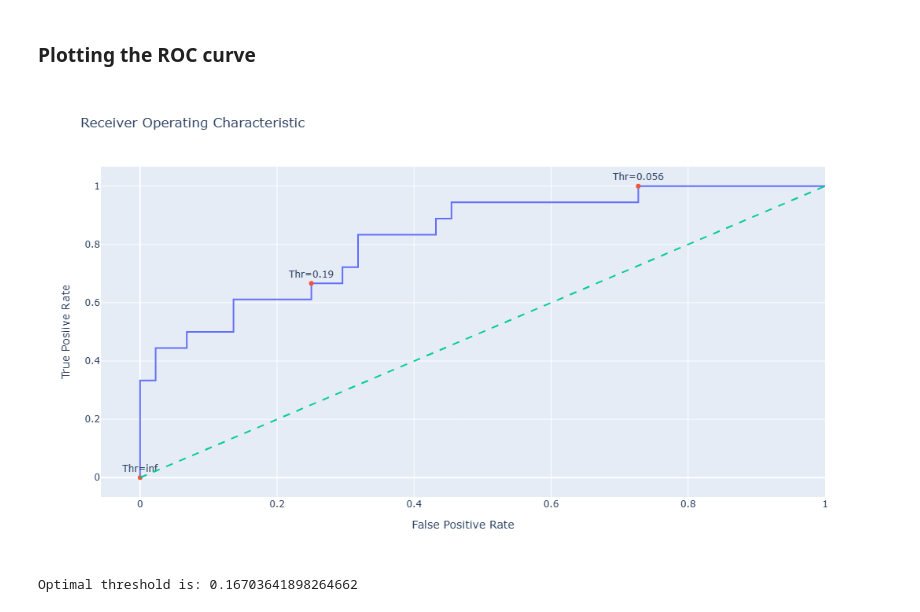
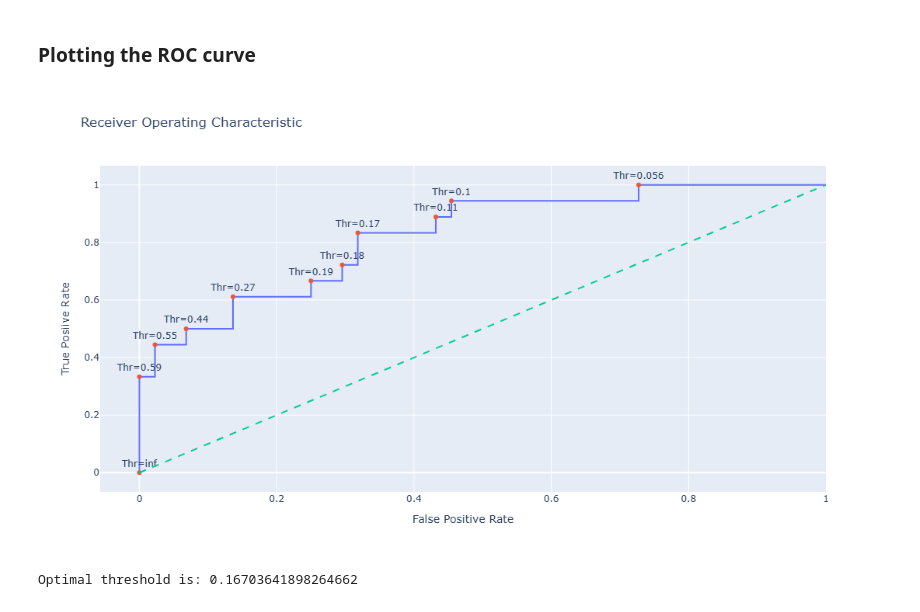
Before and after one commit to GautamKr2/Machine_Learning, a Jupyter notebook: auc-roc.ipynb, the cells around one changed output. Cells and saved outputs as stored; diff of their text form; code cells hidden in the pictures.

```diff
--- a/auc-roc.ipynb
+++ b/auc-roc.ipynb
@@ -78,34 +78,34 @@ import plotly.graph_objects as go
 # %%
 # Creating a trace for ROC curve
 
 trace0 = go.Scatter(x=fpr, y=tpr, mode='lines', name='ROC Curve')
 
 # Only label every nth point to avoid clustering
-n = 10
+n = 2
 indices = np.arange(len(threshold)) % n == 0  # Choose indices where index mod n = 0
 
 trace1 = go.Scatter(x=fpr[indices], y=tpr[indices], mode='markers+text', name='Threshold points',
                    text=[f"Thr={thr:.2}" for thr in threshold[indices]], textposition='top center')
 
 # Diagonal line
-trace2 = go.Scatter(x=[0,1], y=[0,1], mode='lines', name="Random (Area = 0.5)", line=dict(dash='dash'))
+trace2 = go.Scatter(x=[0,1], y=[0,1,2], mode='lines', name="Random (Area = 0.5)", line=dict(dash='dash'))
 
 data = [trace0, trace1, trace2]
 
 # Define layout with square aspect ratio
 layout = go.Layout(title='Receiver Operating Characteristic',
                   xaxis=dict(title='False Positive Rate'),
                   yaxis=dict(title='True Posiive Rate'),
                   autosize=False,
                   width=800, height=600,
                   showlegend=False)
 
 # Define figure and add data
 fig = go.Figure(data=data, layout=layout)
 
 fig.show()
 # %% [output]
-[figure, old version]
+[figure, new version]
 # %%
 optimal_idx = np.argmax(tpr - fpr)
 optimal_threshold = threshold[optimal_idx]
```
Also changed, not shown: parts of 3 cells of this notebook.
